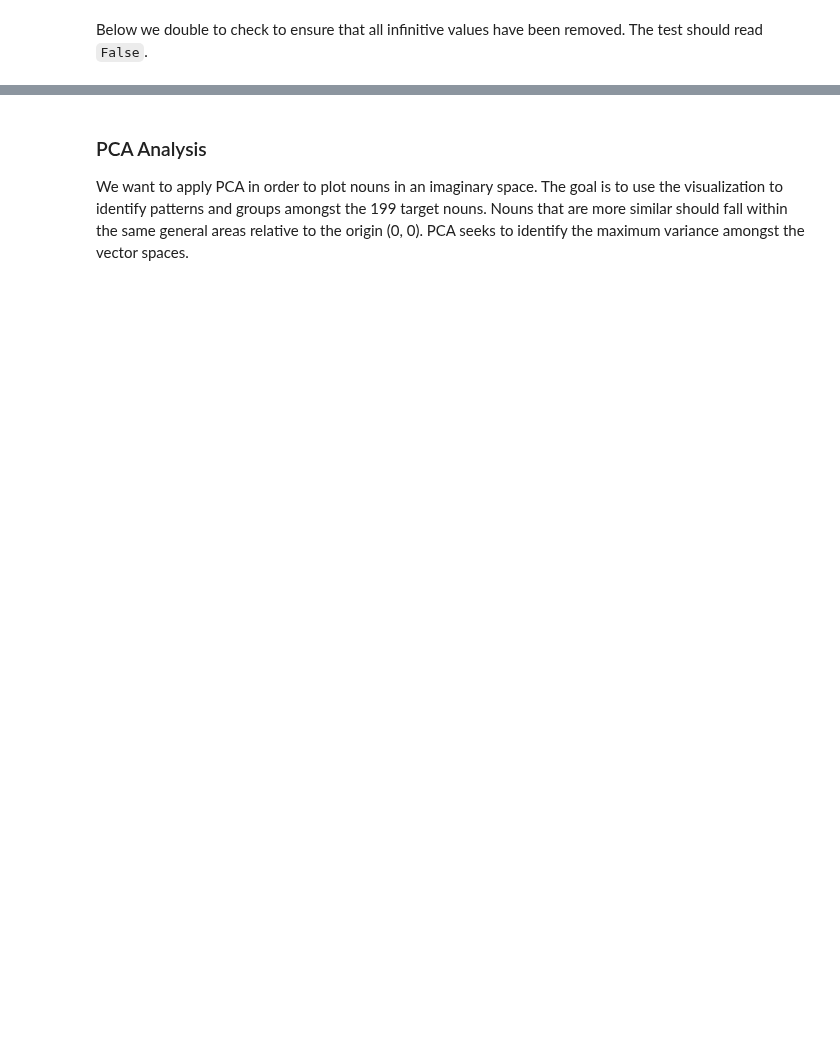
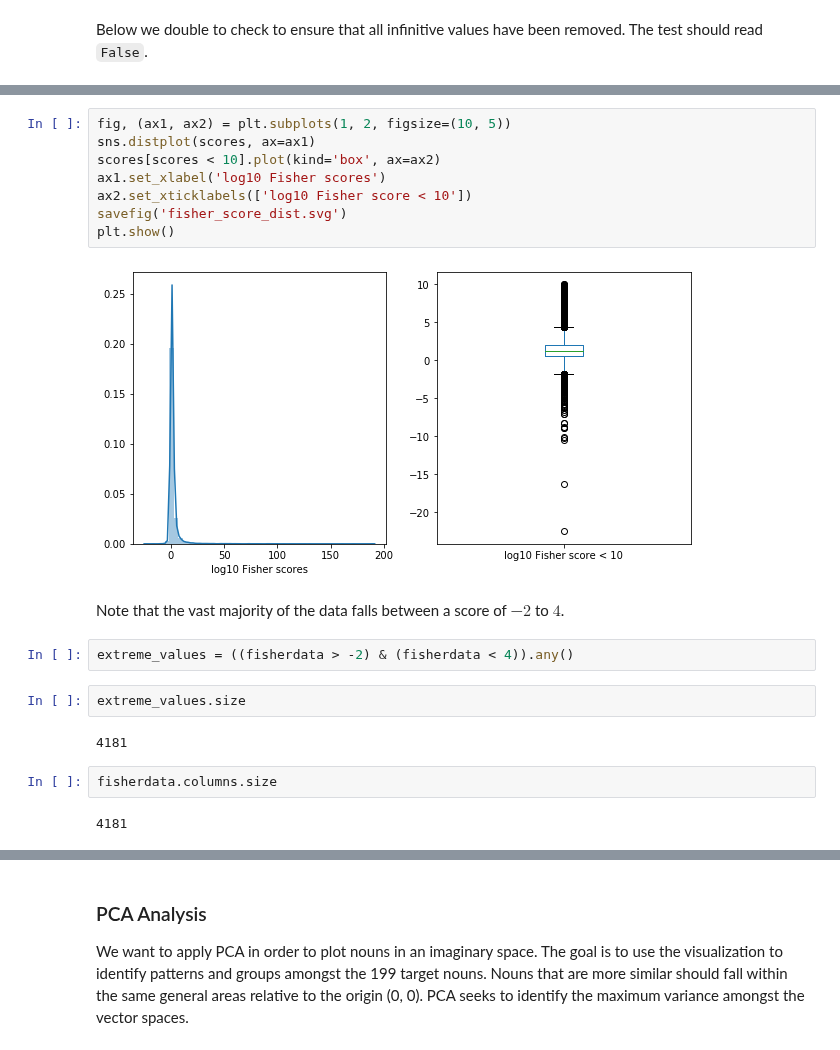
Before and after one commit to codykingham/noun_semantics, a Jupyter notebook: analysis.ipynb, the cells around one changed output, grey strips where cells are left out. Drawn from its saved outputs; the diff is of its cells as text; blank space fills up the shorter version.

```diff
--- a/analysis.ipynb
+++ b/analysis.ipynb
@@ -893,0 +821,22 @@ The nouns are now ready to be compared. I will do so in two ways.
+# %%
+fig, (ax1, ax2) = plt.subplots(1, 2, figsize=(10, 5))
+sns.distplot(scores, ax=ax1)
+scores[scores < 10].plot(kind='box', ax=ax2)
+ax1.set_xlabel('log10 Fisher scores')
+ax2.set_xticklabels(['log10 Fisher score < 10'])
+savefig('fisher_score_dist.svg')
+plt.show()
+# %% [output]
+[figure, added]
+# %% [markdown]
+Note that the vast majority of the data falls between a score of $-2$ to $4$.
+# %%
+extreme_values = ((fisherdata > -2) & (fisherdata < 4)).any()
+# %%
+extreme_values.size
+# %% [output]
+4181
+# %%
+fisherdata.columns.size
+# %% [output]
+4181
```
Also changed, not shown: parts of 180 cells of this notebook.
